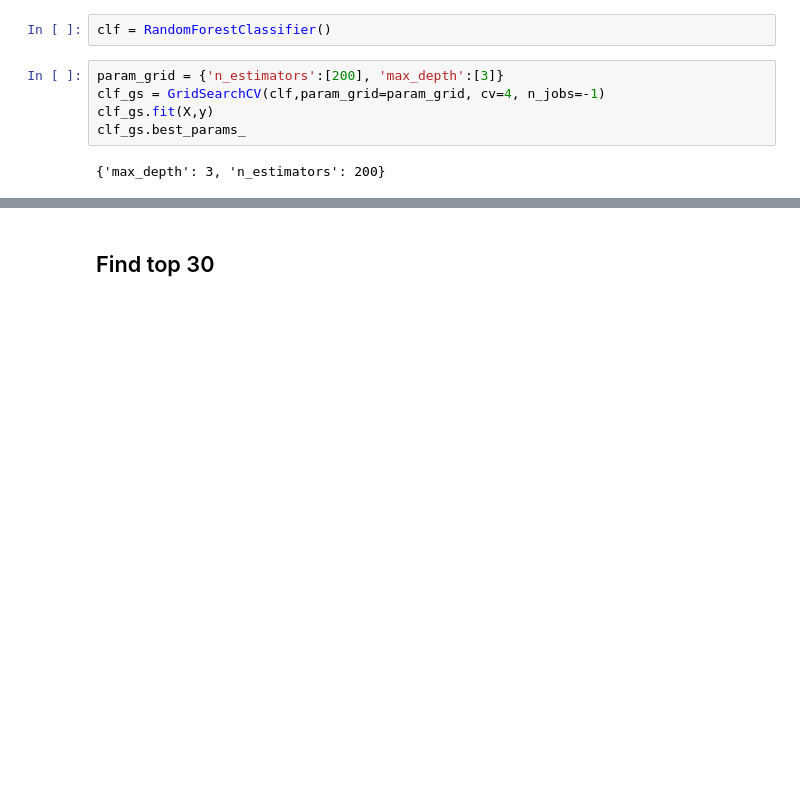
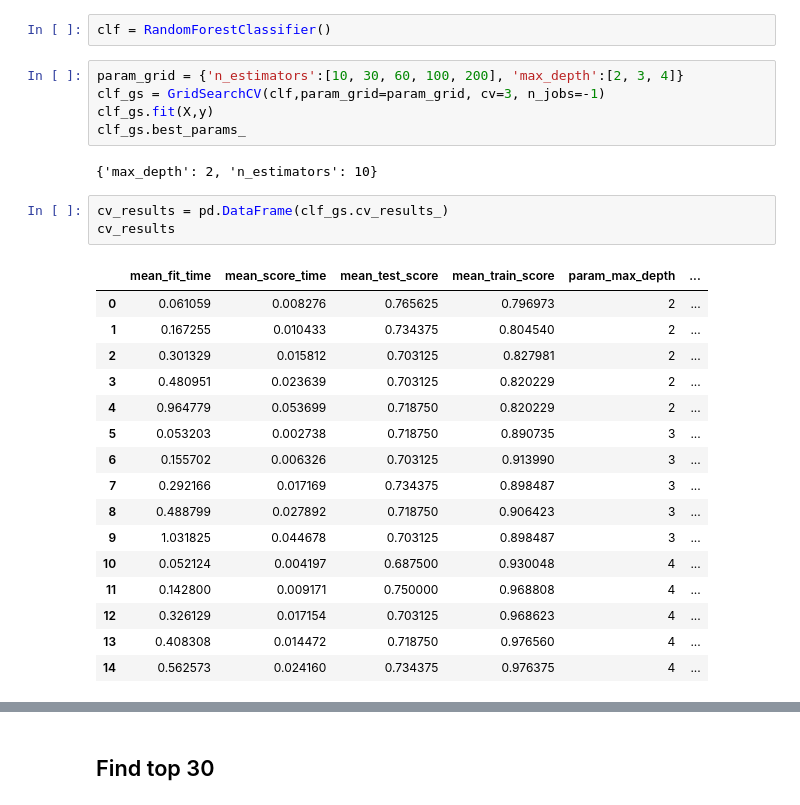
Before and after one commit to rockestate/bootcamp2017, a Jupyter notebook: notebooks/recommandation-engine.ipynb, the cells around one changed output, grey strips where cells are left out. Drawn from its saved outputs; the diff is of its cells as text; blank space fills up the shorter version.

```diff
--- a/notebooks/recommandation-engine.ipynb
+++ b/notebooks/recommandation-engine.ipynb
@@ -226,9 +227,29 @@ y = model_df['target']
 # %%
 clf = RandomForestClassifier()
 # %%
-param_grid = {'n_estimators':[200], 'max_depth':[3]}
-clf_gs = GridSearchCV(clf,param_grid=param_grid, cv=4, n_jobs=-1)
+param_grid = {'n_estimators':[10, 30, 60, 100, 200], 'max_depth':[2, 3, 4]}
+clf_gs = GridSearchCV(clf,param_grid=param_grid, cv=3, n_jobs=-1)
 clf_gs.fit(X,y)
 clf_gs.best_params_
 # %% [output]
-{'max_depth': 3, 'n_estimators': 200}
+{'max_depth': 2, 'n_estimators': 10}
+# %%
+cv_results = pd.DataFrame(clf_gs.cv_results_)
+cv_results
+# %% [output]
+|  | mean_fit_time | mean_score_time | mean_test_score | mean_train_score | param_max_depth | ... |
+| 0 | 0.061059 | 0.008276 | 0.765625 | 0.796973 | 2 | ... |
+| 1 | 0.167255 | 0.010433 | 0.734375 | 0.804540 | 2 | ... |
+| 2 | 0.301329 | 0.015812 | 0.703125 | 0.827981 | 2 | ... |
+| 3 | 0.480951 | 0.023639 | 0.703125 | 0.820229 | 2 | ... |
+| 4 | 0.964779 | 0.053699 | 0.718750 | 0.820229 | 2 | ... |
+| 5 | 0.053203 | 0.002738 | 0.718750 | 0.890735 | 3 | ... |
+| 6 | 0.155702 | 0.006326 | 0.703125 | 0.913990 | 3 | ... |
+| 7 | 0.292166 | 0.017169 | 0.734375 | 0.898487 | 3 | ... |
+| 8 | 0.488799 | 0.027892 | 0.718750 | 0.906423 | 3 | ... |
+| 9 | 1.031825 | 0.044678 | 0.703125 | 0.898487 | 3 | ... |
+| 10 | 0.052124 | 0.004197 | 0.687500 | 0.930048 | 4 | ... |
+| 11 | 0.142800 | 0.009171 | 0.750000 | 0.968808 | 4 | ... |
+| 12 | 0.326129 | 0.017154 | 0.703125 | 0.968623 | 4 | ... |
+| 13 | 0.408308 | 0.014472 | 0.718750 | 0.976560 | 4 | ... |
+| 14 | 0.562573 | 0.024160 | 0.734375 | 0.976375 | 4 | ... |
```
Also changed, not shown: parts of 10 cells of this notebook.
